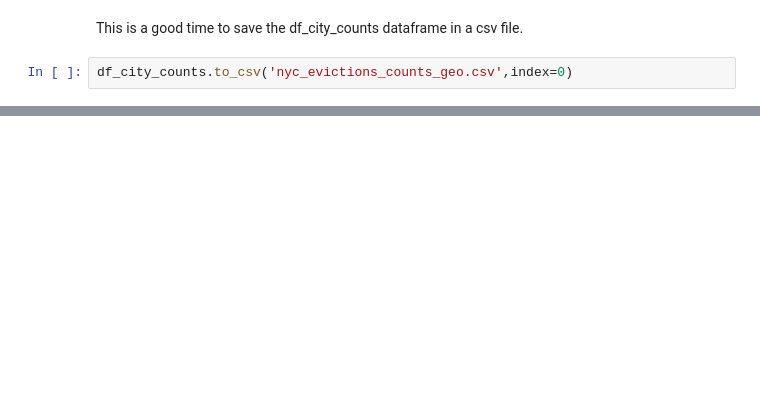
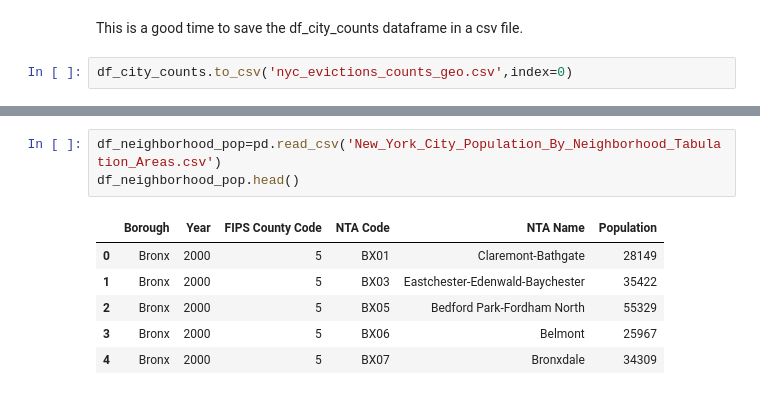
Before and after one commit to abiswas20/Data_Sci_Projects, a Jupyter notebook: Evictions.ipynb, the cells around one changed output, grey strips where cells are left out. Saved outputs shown, nothing was run; the diff lists cells and outputs as text; blank space fills up the shorter version.

```diff
--- a/Evictions.ipynb
+++ b/Evictions.ipynb
@@ -719,0 +745,10 @@ NY_eviction_map
+# %%
+df_neighborhood_pop=pd.read_csv('New_York_City_Population_By_Neighborhood_Tabulation_Areas.csv')
+df_neighborhood_pop.head()
+# %% [output]
+|  | Borough | Year | FIPS County Code | NTA Code | NTA Name | Population |
+| 0 | Bronx | 2000 | 5 | BX01 | Claremont-Bathgate | 28149 |
+| 1 | Bronx | 2000 | 5 | BX03 | Eastchester-Edenwald-Baychester | 35422 |
+| 2 | Bronx | 2000 | 5 | BX05 | Bedford Park-Fordham North | 55329 |
+| 3 | Bronx | 2000 | 5 | BX06 | Belmont | 25967 |
+| 4 | Bronx | 2000 | 5 | BX07 | Bronxdale | 34309 |
```
Also changed, not shown: parts of 17 cells of this notebook, 8 other files.
